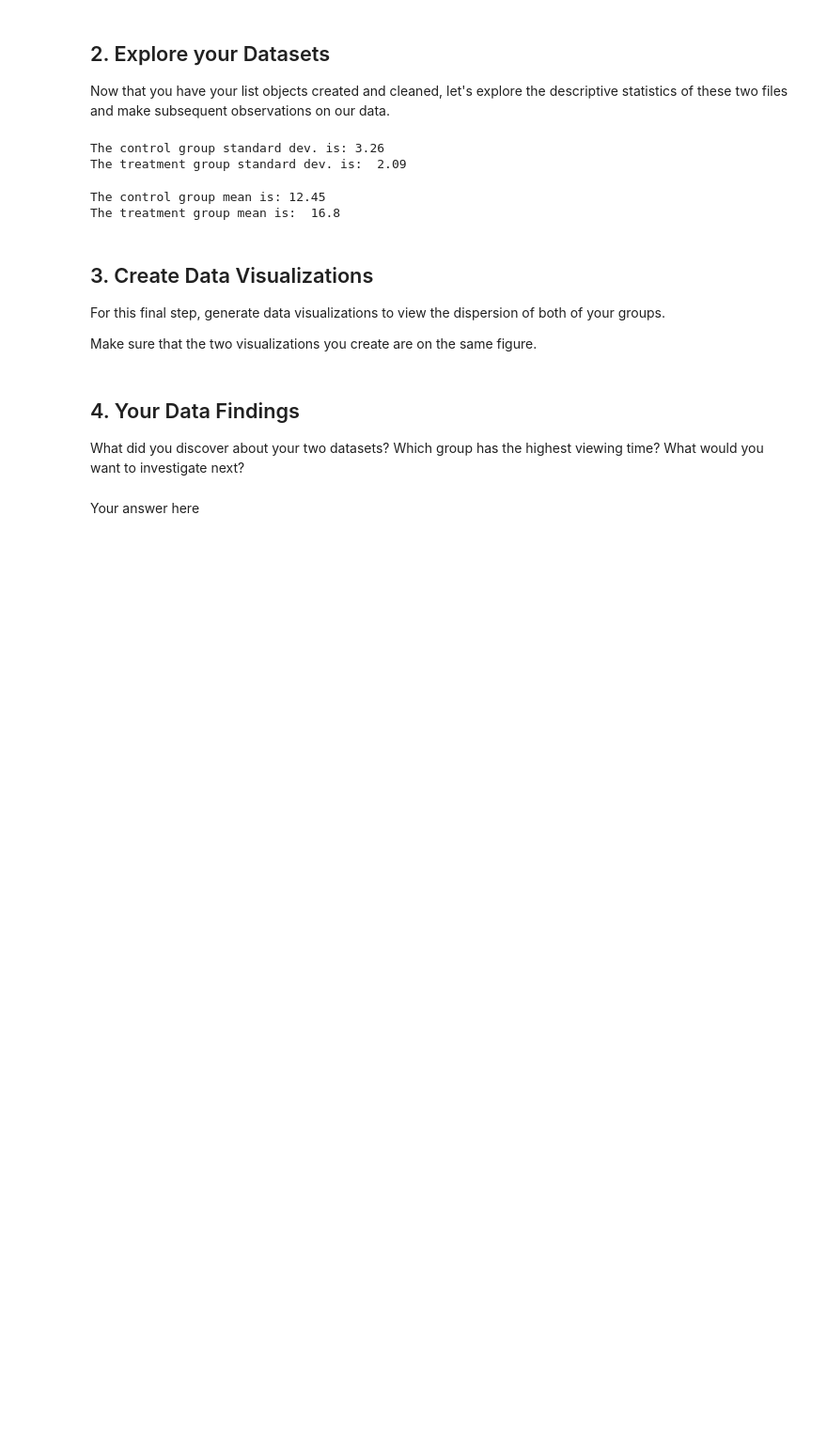
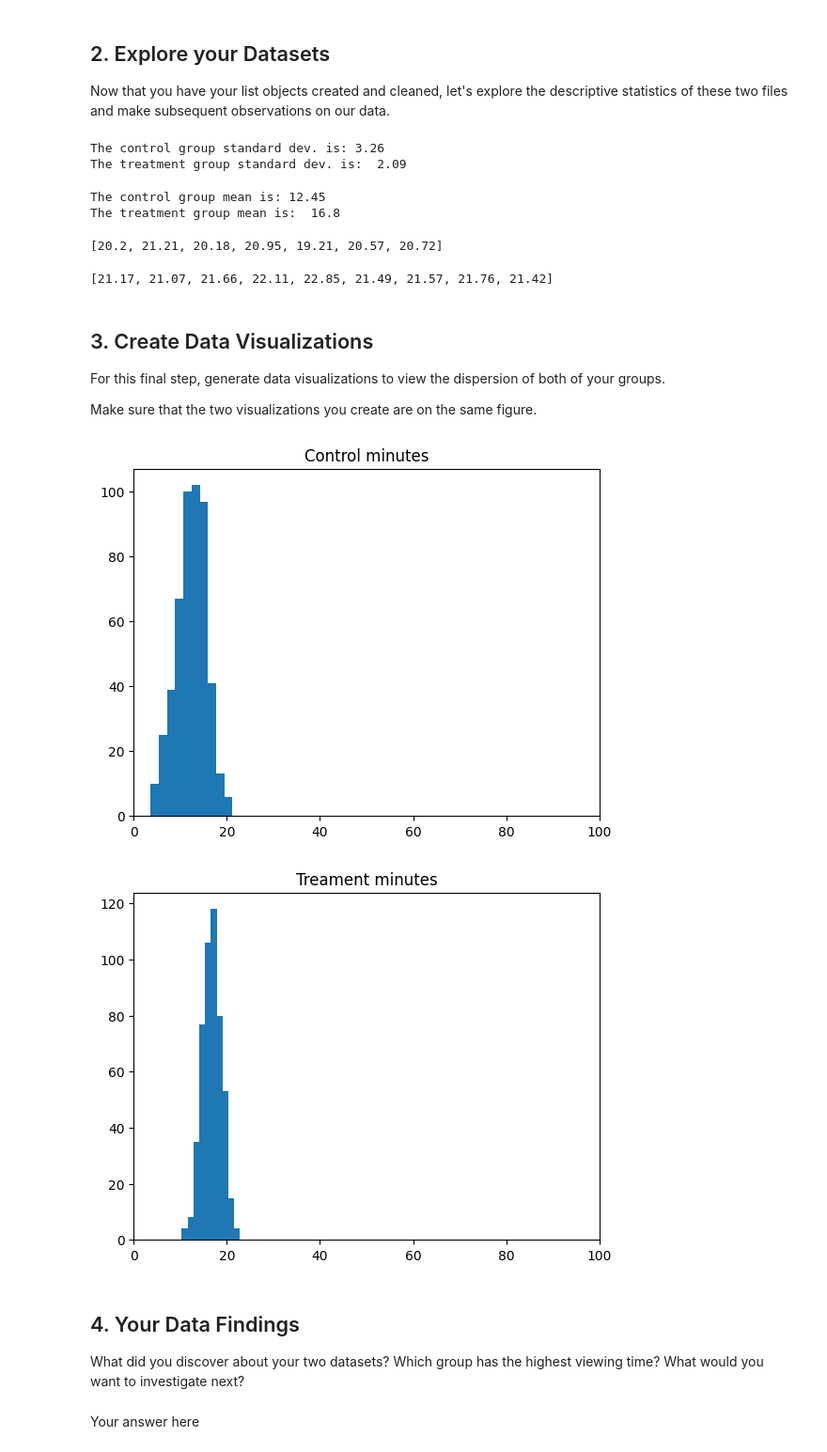
Before and after one commit to emmaubah/viewing-time-lab, a Jupyter notebook: explore.ipynb, the cells around one changed output. Shown at 94% size. Saved outputs shown, nothing was run; the diff lists cells and outputs as text; code cells hidden in the pictures; blank space fills up the shorter version.

```diff
--- a/explore.ipynb
+++ b/explore.ipynb
@@ -68,15 +73,22 @@ The treatment group mean is:  16.8
 # %%
 # TODO: Are there any outliers in your control group? (use 2 * stdev to find these outliers)
 outliers_control = []
-...
-
+for x1 in cleaned_control:
+    if x1 > control_mean + 2*control_stdev or x1 > control_mean + 2*control_stdev:
+        outliers_control.append(x1)
 print(outliers_control)
+# %% [output]
+[20.2, 21.21, 20.18, 20.95, 19.21, 20.57, 20.72]
 # %%
 # TODO: Are there any outliers in your treatment group?
 outliers_treatment = []
-...
+for x2 in cleaned_treatment:
+    if x2 > treatment_mean + 2*treatment_stdev:
+        outliers_treatment.append(x2)
 
 print(outliers_treatment)
+# %% [output]
+[21.17, 21.07, 21.66, 22.11, 22.85, 21.49, 21.57, 21.76, 21.42]
 # %% [markdown]
 ## 3. Create Data Visualizations
 
@@ -85,7 +97,25 @@ For this final step, generate data visualizations to view the dispersion of both
 Make sure that the two visualizations you create are on the same figure.
 # %%
 # TODO: create a data visualization to view differences in dispersion and mean
-...
+plt.figure()
+plt.hist(cleaned_control)
+# modify the x and y axis of our plots
+plt.xlim(0, 100)
+# give a title to our plot
+plt.title("Control minutes")
+plt.show()
+
+plt.figure()
+plt.hist(cleaned_treatment)
+# modify the x and y axis of our plots
+plt.xlim(0, 100)
+# plt.ylim(0, 7)
+# give a title to our plot
+plt.title("Treament minutes")
+plt.show()
+# %% [output]
+[figure, added]
+[figure, added]
 # %% [markdown]
 ## 4. Your Data Findings
 
```
Also changed, not shown: parts of 3 cells of this notebook, 1 other file.
